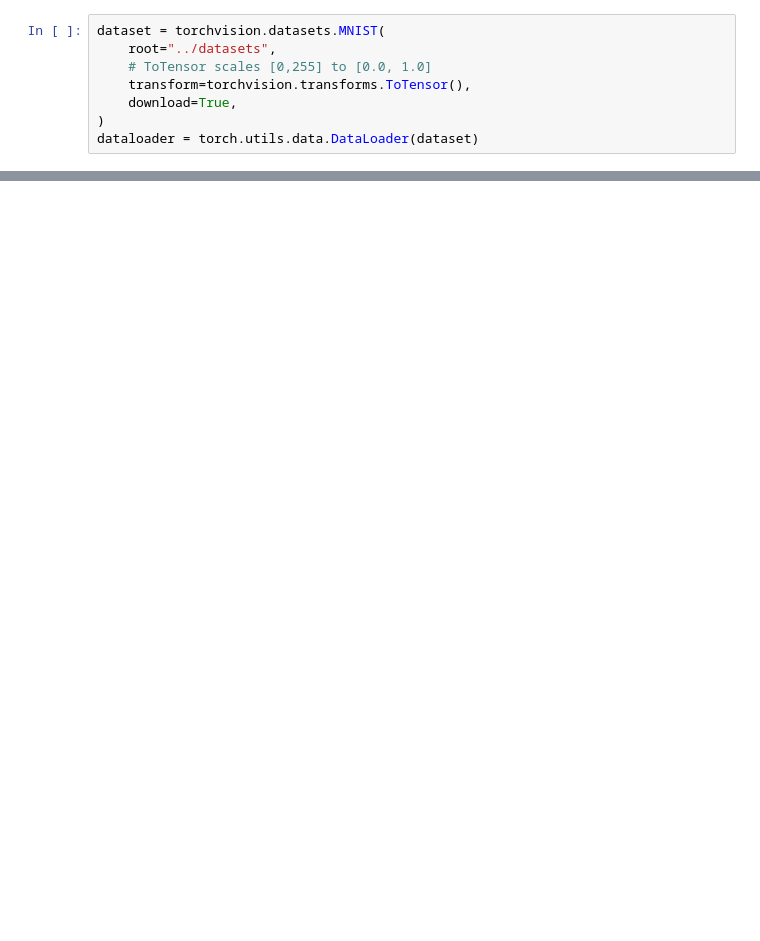
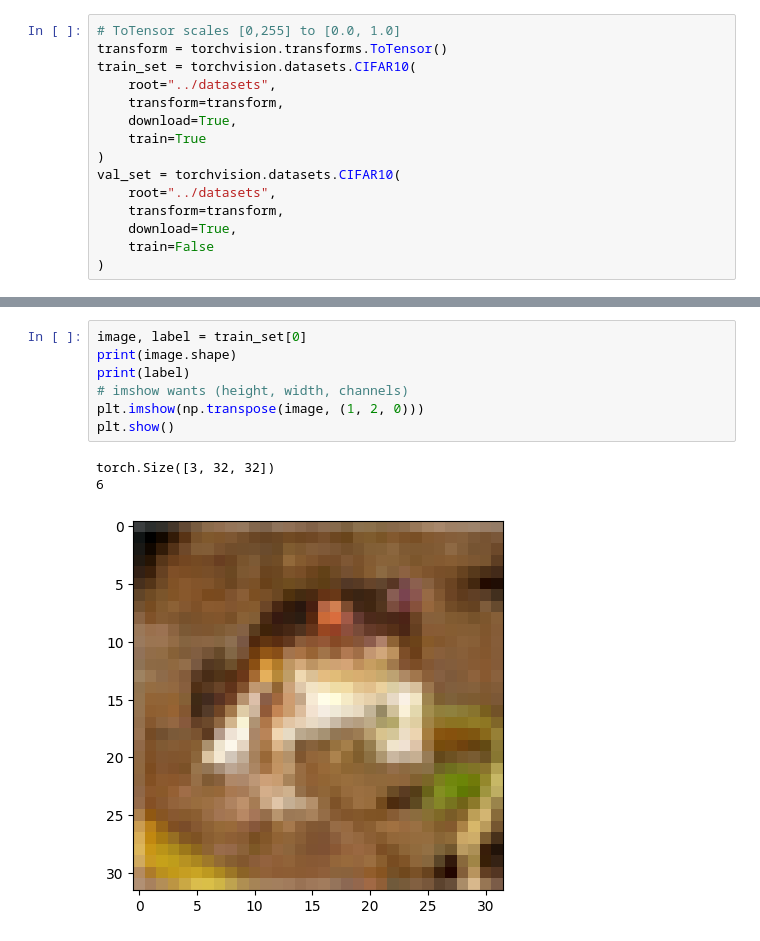
Before and after one commit to warrenalphonso/godshatter, a Jupyter notebook: cifar-100/notebooks/AlexNetReLUVsTanh.ipynb, the cells around one changed output, grey strips where cells are left out. Drawn from its saved outputs; the diff is of its cells as text; blank space fills up the shorter version.

```diff
--- a/cifar-100/notebooks/AlexNetReLUVsTanh.ipynb
+++ b/cifar-100/notebooks/AlexNetReLUVsTanh.ipynb
@@ -21,8 +25,15 @@ import torchvision
 # %%
-dataset = torchvision.datasets.MNIST(
+# ToTensor scales [0,255] to [0.0, 1.0]
+transform = torchvision.transforms.ToTensor()
+train_set = torchvision.datasets.CIFAR10(
     root="../datasets",
-    # ToTensor scales [0,255] to [0.0, 1.0]
-    transform=torchvision.transforms.ToTensor(),
+    transform=transform,
     download=True,
+    train=True
 )
-dataloader = torch.utils.data.DataLoader(dataset)
+val_set = torchvision.datasets.CIFAR10(
+    root="../datasets",
+    transform=transform,
+    download=True,
+    train=False
+)
@@ -96,0 +81,11 @@ class FourLayerCNN(nn.Module):
+# %%
+image, label = train_set[0]
+print(image.shape)
+print(label)
+# imshow wants (height, width, channels)
+plt.imshow(np.transpose(image, (1, 2, 0)))
+plt.show()
+# %% [output]
+torch.Size([3, 32, 32])
+6
+[figure, added]
```
Also changed, not shown: parts of 14 cells of this notebook, 1 other file.
